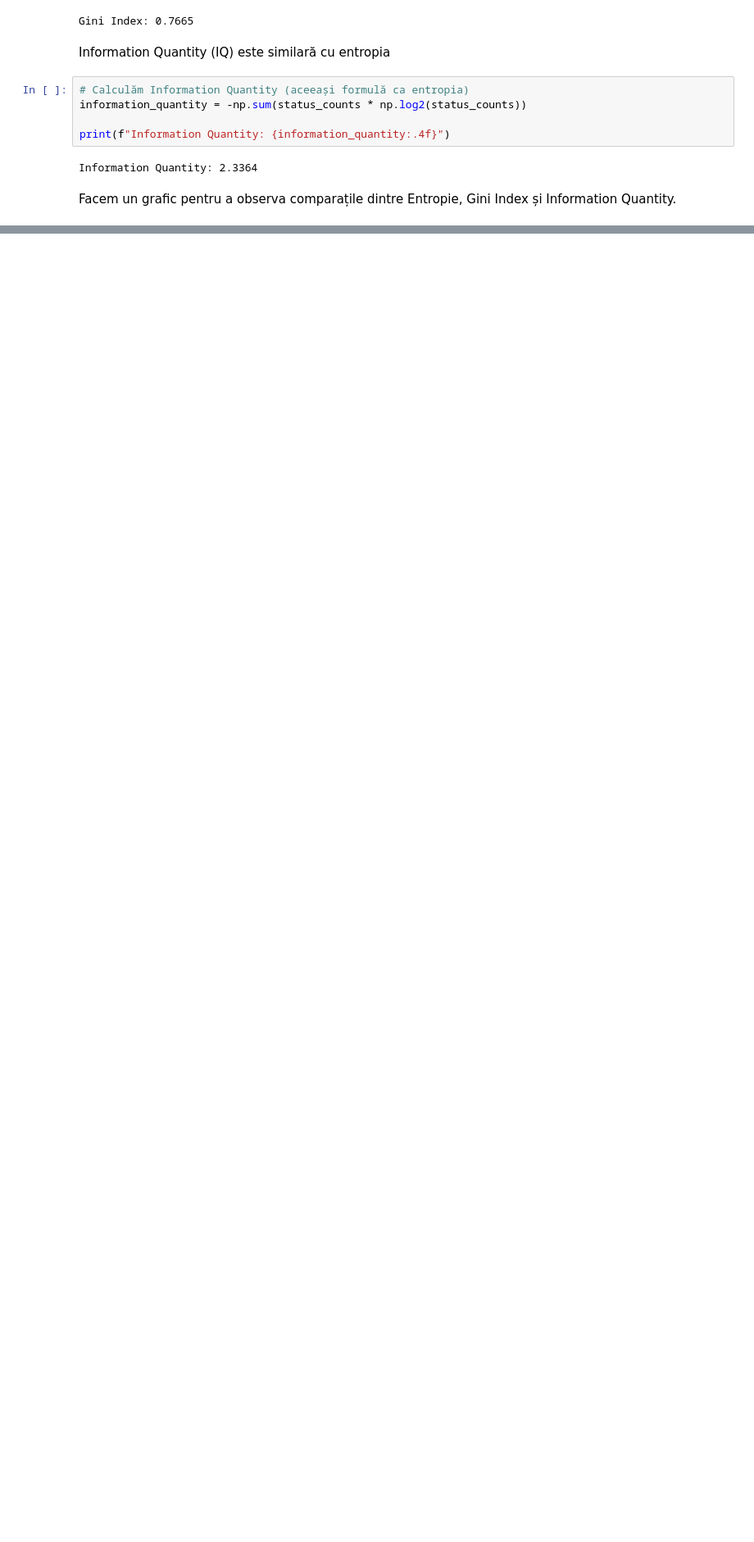
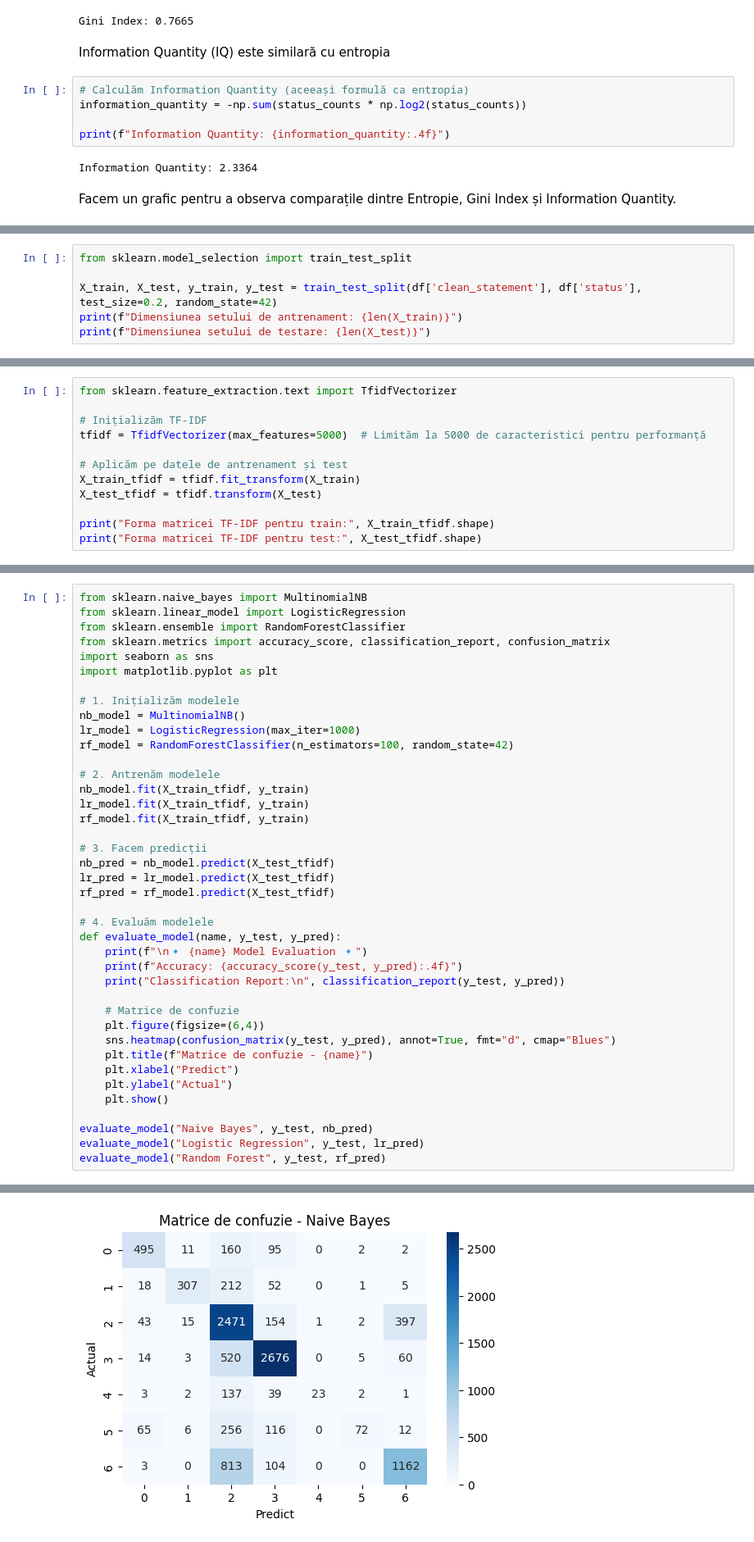
Before and after one commit to CosminLCD/Sentiment-Analysis_Data-Since, a Jupyter notebook: program.ipynb, the cells around one changed output, grey strips where cells are left out. Shown at 82% size. Cells and saved outputs as stored; diff of their text form; blank space fills up the shorter version.

```diff
--- a/program.ipynb
+++ b/program.ipynb
@@ -360,0 +367,6 @@ plt.show()
+# %%
+from sklearn.model_selection import train_test_split
+
+X_train, X_test, y_train, y_test = train_test_split(df['clean_statement'], df['status'], test_size=0.2, random_state=42)
+print(f"Dimensiunea setului de antrenament: {len(X_train)}")
+print(f"Dimensiunea setului de testare: {len(X_test)}")
@@ -360,0 +378,12 @@ plt.show()
+# %%
+from sklearn.feature_extraction.text import TfidfVectorizer
+
+# Inițializăm TF-IDF
+tfidf = TfidfVectorizer(max_features=5000)  # Limităm la 5000 de caracteristici pentru performanță
+
+# Aplicăm pe datele de antrenament și test
+X_train_tfidf = tfidf.fit_transform(X_train)
+X_test_tfidf = tfidf.transform(X_test)
+
+print("Forma matricei TF-IDF pentru train:", X_train_tfidf.shape)
+print("Forma matricei TF-IDF pentru test:", X_test_tfidf.shape)
@@ -360,0 +396,41 @@ plt.show()
+# %%
+from sklearn.naive_bayes import MultinomialNB
+from sklearn.linear_model import LogisticRegression
+from sklearn.ensemble import RandomForestClassifier
+from sklearn.metrics import accuracy_score, classification_report, confusion_matrix
+import seaborn as sns
+import matplotlib.pyplot as plt
+
+# 1. Inițializăm modelele
+nb_model = MultinomialNB()
+lr_model = LogisticRegression(max_iter=1000)
+rf_model = RandomForestClassifier(n_estimators=100, random_state=42)
+
+# 2. Antrenăm modelele
+nb_model.fit(X_train_tfidf, y_train)
+lr_model.fit(X_train_tfidf, y_train)
+rf_model.fit(X_train_tfidf, y_train)
+
+# 3. Facem predicții
+nb_pred = nb_model.predict(X_test_tfidf)
+lr_pred = lr_model.predict(X_test_tfidf)
+rf_pred = rf_model.predict(X_test_tfidf)
+
+# 4. Evaluăm modelele
+def evaluate_model(name, y_test, y_pred):
+    print(f"\n🔹 {name} Model Evaluation 🔹")
+    print(f"Accuracy: {accuracy_score(y_test, y_pred):.4f}")
+    print("Classification Report:\n", classification_report(y_test, y_pred))
+
+    # Matrice de confuzie
+    plt.figure(figsize=(6,4))
+    sns.heatmap(confusion_matrix(y_test, y_pred), annot=True, fmt="d", cmap="Blues")
+    plt.title(f"Matrice de confuzie - {name}")
+    plt.xlabel("Predict")
+    plt.ylabel("Actual")
+    plt.show()
+
+evaluate_model("Naive Bayes", y_test, nb_pred)
+evaluate_model("Logistic Regression", y_test, lr_pred)
+evaluate_model("Random Forest", y_test, rf_pred)
+# %% [output]
@@ -360,0 +453 @@ plt.show()
+[figure, added]
```
Also changed, not shown: parts of 34 cells of this notebook, 1 other file.
